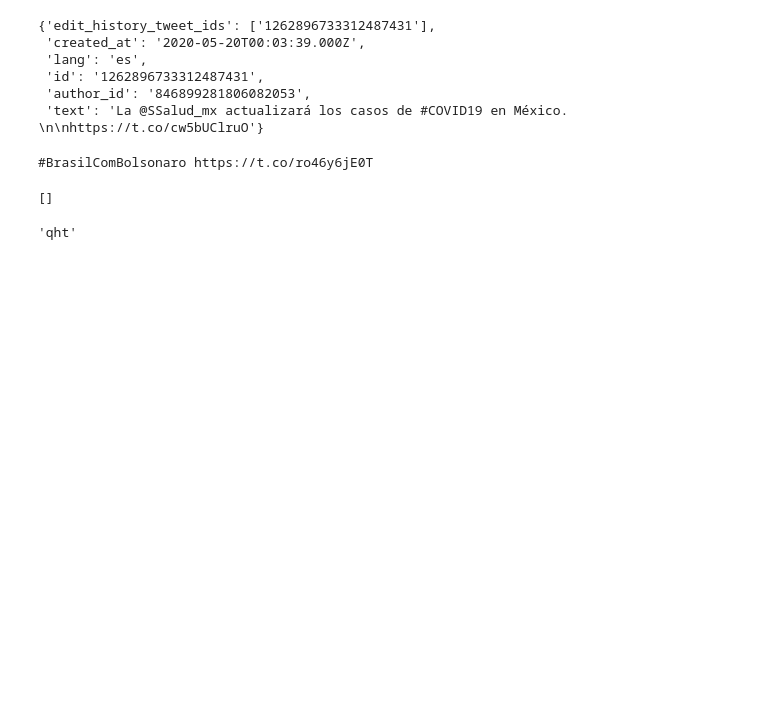
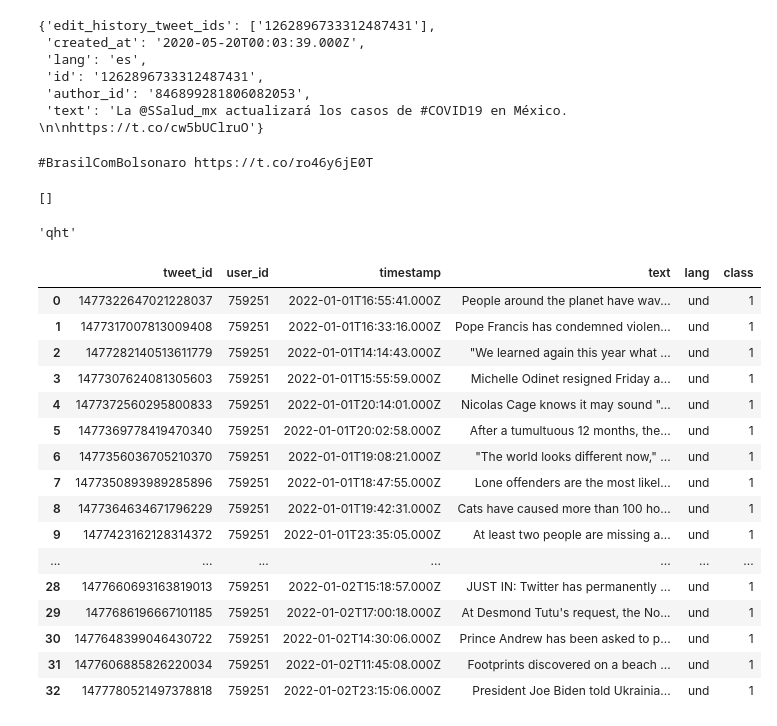
Before and after one commit to sferez/Noisy_Entropy_in_Languages, a Jupyter notebook: src/test.ipynb, the cells around one changed output. Drawn from its saved outputs; the diff is of its cells as text; code cells hidden in the pictures; blank space fills up the shorter version.

```diff
--- a/src/test.ipynb
+++ b/src/test.ipynb
@@ -113,0 +117,22 @@ tweets[0]['data'][0]['lang']
+# %%
+df = pd.read_csv("../data/scraping/cnn/cnn_2022-01-01_2023-05-30.csv")
+# %%
+df
+# %% [output]
+|  | tweet_id | user_id | timestamp | text | lang | class |
+| 0 | 1477322647021228037 | 759251 | 2022-01-01T16:55:41.000Z | People around the planet have wav... | und | 1 |
+| 1 | 1477317007813009408 | 759251 | 2022-01-01T16:33:16.000Z | Pope Francis has condemned violen... | und | 1 |
+| 2 | 1477282140513611779 | 759251 | 2022-01-01T14:14:43.000Z | "We learned again this year what ... | und | 1 |
+| 3 | 1477307624081305603 | 759251 | 2022-01-01T15:55:59.000Z | Michelle Odinet resigned Friday a... | und | 1 |
+| 4 | 1477372560295800833 | 759251 | 2022-01-01T20:14:01.000Z | Nicolas Cage knows it may sound "... | und | 1 |
+| 5 | 1477369778419470340 | 759251 | 2022-01-01T20:02:58.000Z | After a tumultuous 12 months, the... | und | 1 |
+| 6 | 1477356036705210370 | 759251 | 2022-01-01T19:08:21.000Z | "The world looks different now," ... | und | 1 |
+| 7 | 1477350893989285896 | 759251 | 2022-01-01T18:47:55.000Z | Lone offenders are the most likel... | und | 1 |
+| 8 | 1477364634671796229 | 759251 | 2022-01-01T19:42:31.000Z | Cats have caused more than 100 ho... | und | 1 |
+| 9 | 1477423162128314372 | 759251 | 2022-01-01T23:35:05.000Z | At least two people are missing a... | und | 1 |
+| ... | ... | ... | ... | ... | ... | ... |
+| 28 | 1477660693163819013 | 759251 | 2022-01-02T15:18:57.000Z | JUST IN: Twitter has permanently ... | und | 1 |
+| 29 | 1477686196667101185 | 759251 | 2022-01-02T17:00:18.000Z | At Desmond Tutu's request, the No... | und | 1 |
+| 30 | 1477648399046430722 | 759251 | 2022-01-02T14:30:06.000Z | Prince Andrew has been asked to p... | und | 1 |
+| 31 | 1477606885826220034 | 759251 | 2022-01-02T11:45:08.000Z | Footprints discovered on a beach ... | und | 1 |
+| 32 | 1477780521497378818 | 759251 | 2022-01-02T23:15:06.000Z | President Joe Biden told Ukrainia... | und | 1 |
```
Also changed, not shown: parts of 1 cell of this notebook, 1 other file.
